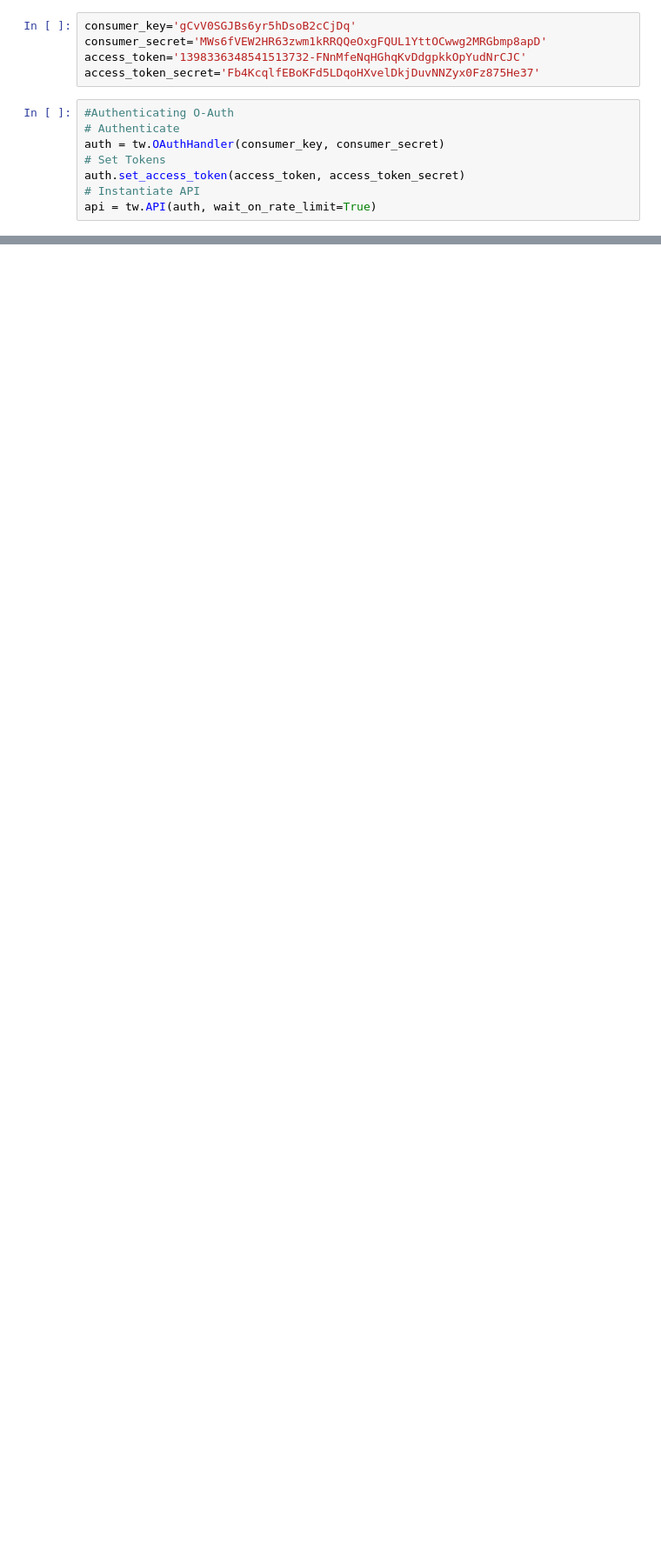
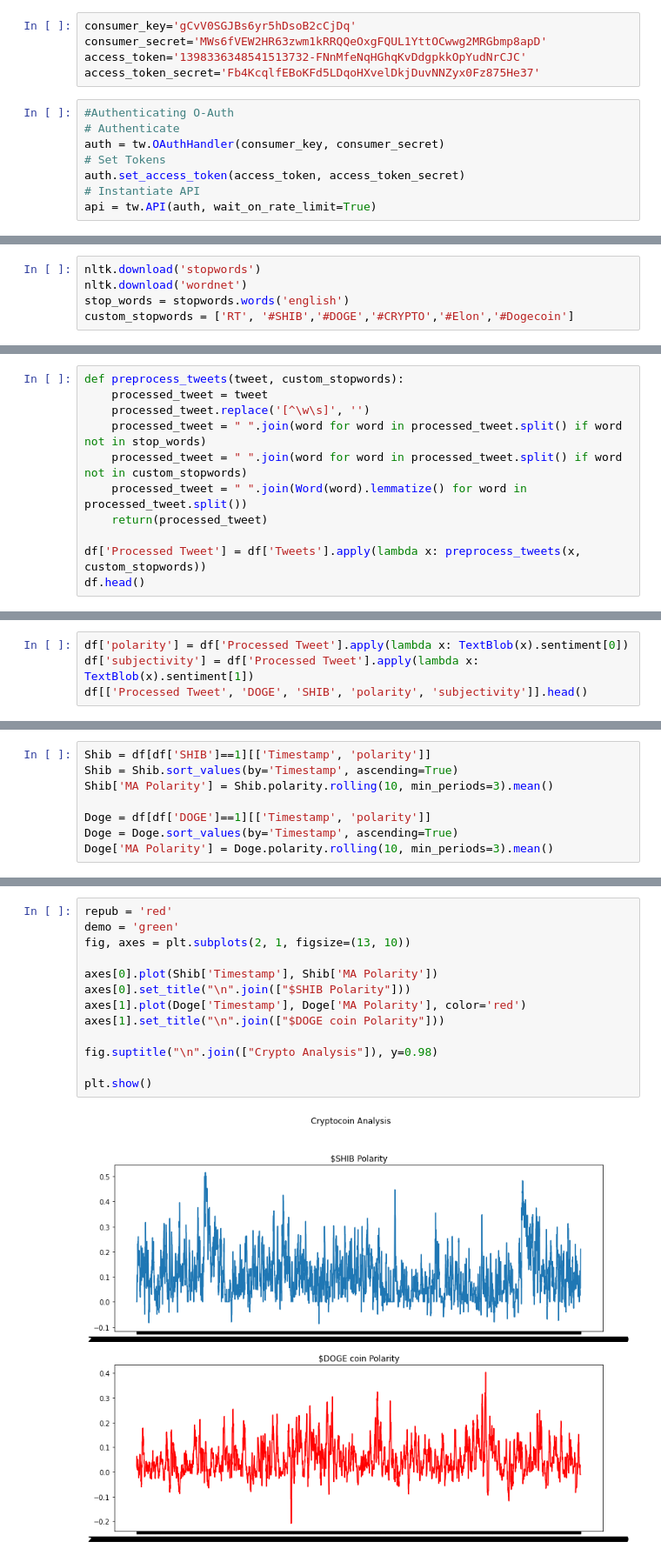
Before and after one commit to Anuragkillswitch/crypto_sentiment_analysis, a Jupyter notebook: crypto_sentiment_analysis.ipynb, the cells around one changed output, grey strips where cells are left out. Shown at 87% size. Drawn from its saved outputs; the diff is of its cells as text; blank space fills up the shorter version.

```diff
--- a/crypto_sentiment_analysis.ipynb
+++ b/crypto_sentiment_analysis.ipynb
@@ -30,0 +153,5 @@ Forbidden: 403 Forbidden
+# %%
+nltk.download('stopwords')
+nltk.download('wordnet')
+stop_words = stopwords.words('english')
+custom_stopwords = ['RT', '#SHIB','#DOGE','#CRYPTO','#Elon','#Dogecoin']
@@ -30,0 +165,11 @@ Forbidden: 403 Forbidden
+# %%
+def preprocess_tweets(tweet, custom_stopwords):
+    processed_tweet = tweet
+    processed_tweet.replace('[^\w\s]', '')
+    processed_tweet = " ".join(word for word in processed_tweet.split() if word not in stop_words)
+    processed_tweet = " ".join(word for word in processed_tweet.split() if word not in custom_stopwords)
+    processed_tweet = " ".join(Word(word).lemmatize() for word in processed_tweet.split())
+    return(processed_tweet)
+
+df['Processed Tweet'] = df['Tweets'].apply(lambda x: preprocess_tweets(x, custom_stopwords))
+df.head()
@@ -30,0 +185,4 @@ Forbidden: 403 Forbidden
+# %%
+df['polarity'] = df['Processed Tweet'].apply(lambda x: TextBlob(x).sentiment[0])
+df['subjectivity'] = df['Processed Tweet'].apply(lambda x: TextBlob(x).sentiment[1])
+df[['Processed Tweet', 'DOGE', 'SHIB', 'polarity', 'subjectivity']].head()
@@ -30,0 +214,8 @@ Forbidden: 403 Forbidden
+# %%
+Shib = df[df['SHIB']==1][['Timestamp', 'polarity']]
+Shib = Shib.sort_values(by='Timestamp', ascending=True)
+Shib['MA Polarity'] = Shib.polarity.rolling(10, min_periods=3).mean()
+
+Doge = df[df['DOGE']==1][['Timestamp', 'polarity']]
+Doge = Doge.sort_values(by='Timestamp', ascending=True)
+Doge['MA Polarity'] = Doge.polarity.rolling(10, min_periods=3).mean()
@@ -30,0 +224,15 @@ Forbidden: 403 Forbidden
+# %%
+repub = 'red'
+demo = 'green'
+fig, axes = plt.subplots(2, 1, figsize=(13, 10))
+
+axes[0].plot(Shib['Timestamp'], Shib['MA Polarity'])
+axes[0].set_title("\n".join(["$SHIB Polarity"]))
+axes[1].plot(Doge['Timestamp'], Doge['MA Polarity'], color='red')
+axes[1].set_title("\n".join(["$DOGE coin Polarity"]))
+
+fig.suptitle("\n".join(["Crypto Analysis"]), y=0.98)
+
+plt.show()
+# %% [output]
+[figure, added]
```
Also changed, not shown: parts of 22 cells of this notebook, 4 other files.
